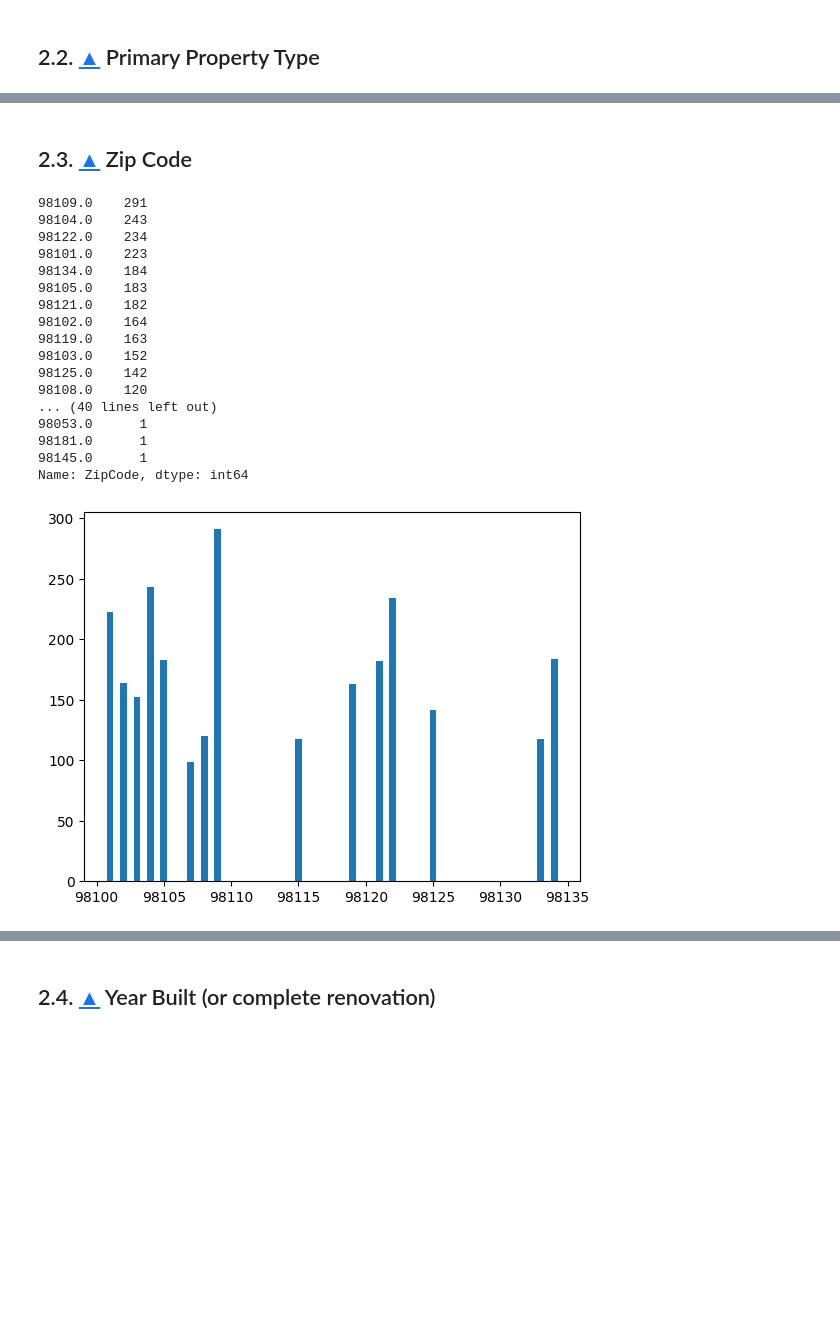
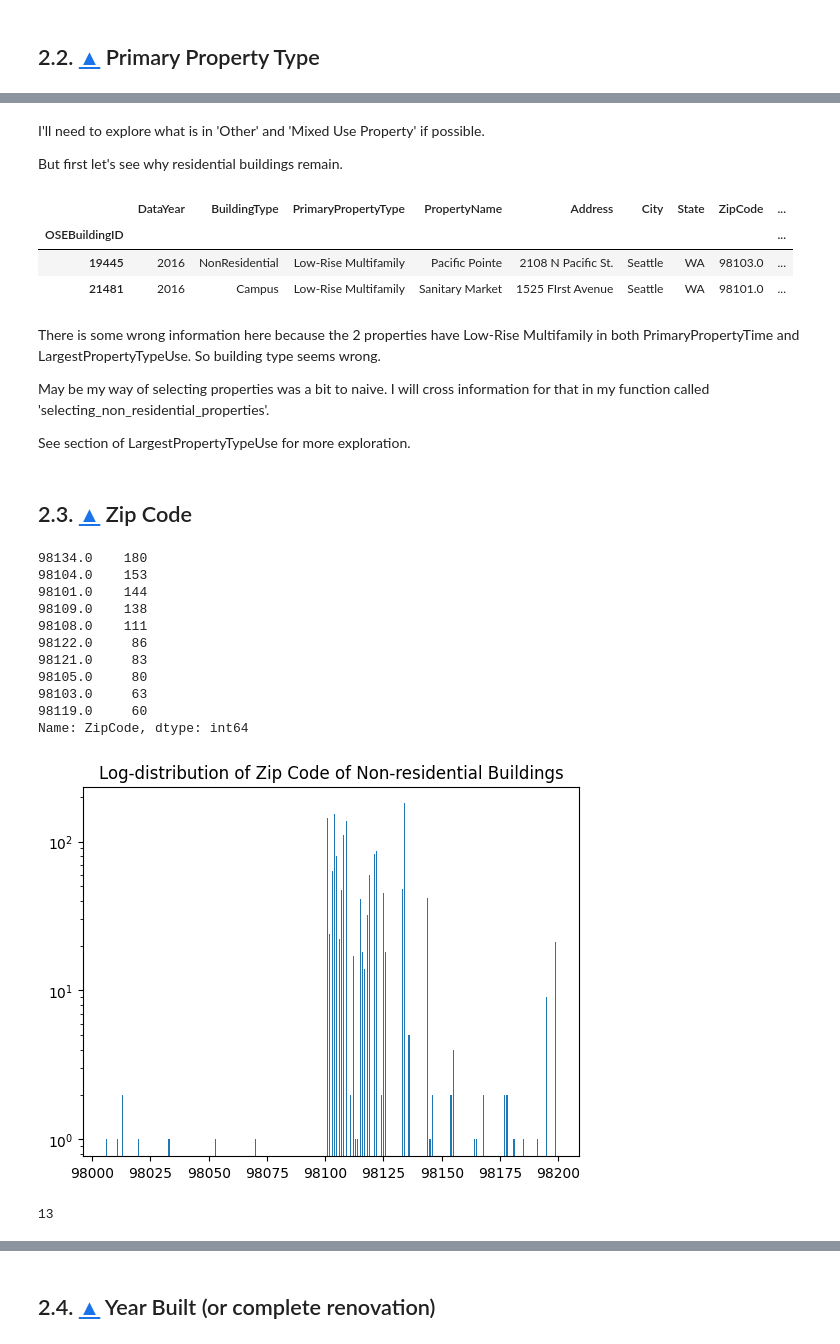
Before and after one commit to JulienfLeBoucher/OC_environmental_predictions, a Jupyter notebook: exploration_notebook.ipynb, the cells around one changed output, grey strips where cells are left out. Drawn from its saved outputs; the diff is of its cells as text; code cells hidden in the pictures; blank space fills up the shorter version.

Commit message:
more explorations of features and filtering on non-residential buildings.

```diff
--- a/exploration_notebook.ipynb
+++ b/exploration_notebook.ipynb
@@ -41,8 +117,10 @@ Some info on the data set:
 
 Seattle’s Building Energy Benchmarking and Reporting Program (SMC 22.920) requires owners of non-residential and multifamily buildings (20,000 square feet or larger) to track energy performance and annually report to the City of Seattle.This update to the benchmarking mandate was passed by Seattle City Council on February 29, 2016.
 # %%
-data = pd.read_csv('./2016_Building_Energy_Benchmarking.csv',
+initial_data = pd.read_csv('./2016_Building_Energy_Benchmarking.csv',
                    index_col='OSEBuildingID')
+
+data = initial_data.copy()
 display(data.head())
 data.shape
 # %% [output]
@@ -119,4 +198,5 @@ GHGEmissionsIntensity : 511 / float64 - 99.73 %
 # %%
+# Casting to categories
 categories = ['BuildingType',
               'PrimaryPropertyType',
               'City',
@@ -124,10 +204,7 @@ categories = ['BuildingType',
               'Neighborhood',
               'ComplianceStatus']
 
-
-for cat in categories:
-    data[cat] = data[cat].astype('category')
-
+data.loc[:, categories] = data.loc[:, categories].apply(lambda x: x.astype('category'), axis=0)
 data.info()
 # %% [output]
 <class 'pandas.core.frame.DataFrame'>
@@ -234,0 +322,10 @@ plt.show()
+# %%
+# Selecting only Non-residential buildings.
+sel = ['NonResidential',
+       'Nonresidential COS',
+       'Campus',
+       'SPS-District K-12',
+       'Nonresidential WA']
+
+data = data.loc[data.BuildingType.isin(sel), :]
+data.shape
@@ -261,26 +362,43 @@ Name: PrimaryPropertyType, dtype: int64
+# %% [markdown]
+I'll need to explore what is in 'Other' and 'Mixed Use Property'  if possible.
+
+But first let's see why residential buildings remain.
+# %%
+data.loc[data.PrimaryPropertyType == 'Low-Rise Multifamily']
+# %% [output]
+|  | DataYear | BuildingType | PrimaryPropertyType | PropertyName | Address | City | State | ZipCode | ... |
+| OSEBuildingID |  |  |  |  |  |  |  |  | ... |
+| 19445 | 2016 | NonResidential | Low-Rise Multifamily | Pacific Pointe | 2108 N Pacific St. | Seattle | WA | 98103.0 | ... |
+| 21481 | 2016 | Campus | Low-Rise Multifamily | Sanitary Market | 1525 FIrst Avenue | Seattle | WA | 98101.0 | ... |
+# %% [markdown]
+There is some wrong information here because the 2 properties have Low-Rise Multifamily in both PrimaryPropertyTime and LargestPropertyTypeUse. So building type seems wrong.
+
+May be my way of selecting properties was a bit to naive. I will cross information for that in my function called 'selecting_non_residential_properties'.
+
+See section of LargestPropertyTypeUse for more exploration.
 # %% [markdown]
 ## 2.3.  [&#9650;](#toc0_) <a id='toc2_3_'></a>Zip Code
 # %%
-display(data.ZipCode.value_counts())
-a = data.ZipCode.value_counts().head(15)
-plt.bar(a.index, a.values, 0.5)
+display(data.ZipCode.value_counts().head(10))
+a = data.ZipCode.value_counts()
+plt.bar(a.index, a.values, 0.5, log=True)
+plt.title('Log-distribution of Zip Code of Non-residential Buildings')
 plt.show()
 # %% [output]
-98109.0    291
-98104.0    243
-98122.0    234
-98101.0    223
-98134.0    184
-98105.0    183
-98121.0    182
-98102.0    164
-98119.0    163
-98103.0    152
-98125.0    142
-98108.0    120
-... (40 lines left out)
-98053.0      1
-98181.0      1
-98145.0      1
+98134.0    180
+98104.0    153
+98101.0    144
+98109.0    138
+98108.0    111
+98122.0     86
+98121.0     83
+98105.0     80
+98103.0     63
+98119.0     60
 Name: ZipCode, dtype: int64
-[figure, old version]
+[figure, new version]
+# %%
+data.ZipCode.isnull().sum()
+# data.ZipCode = data.ZipCode.astype('int32')
+# %% [output]
+13
```
Also changed, not shown: parts of 74 cells of this notebook.
